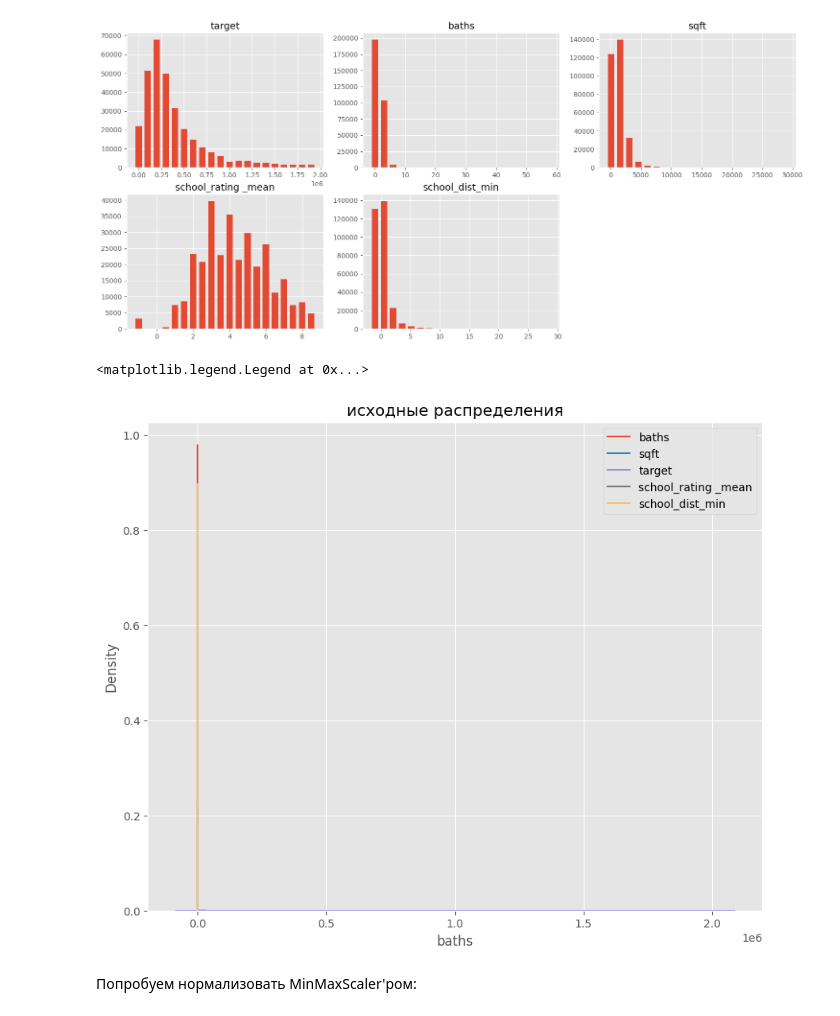
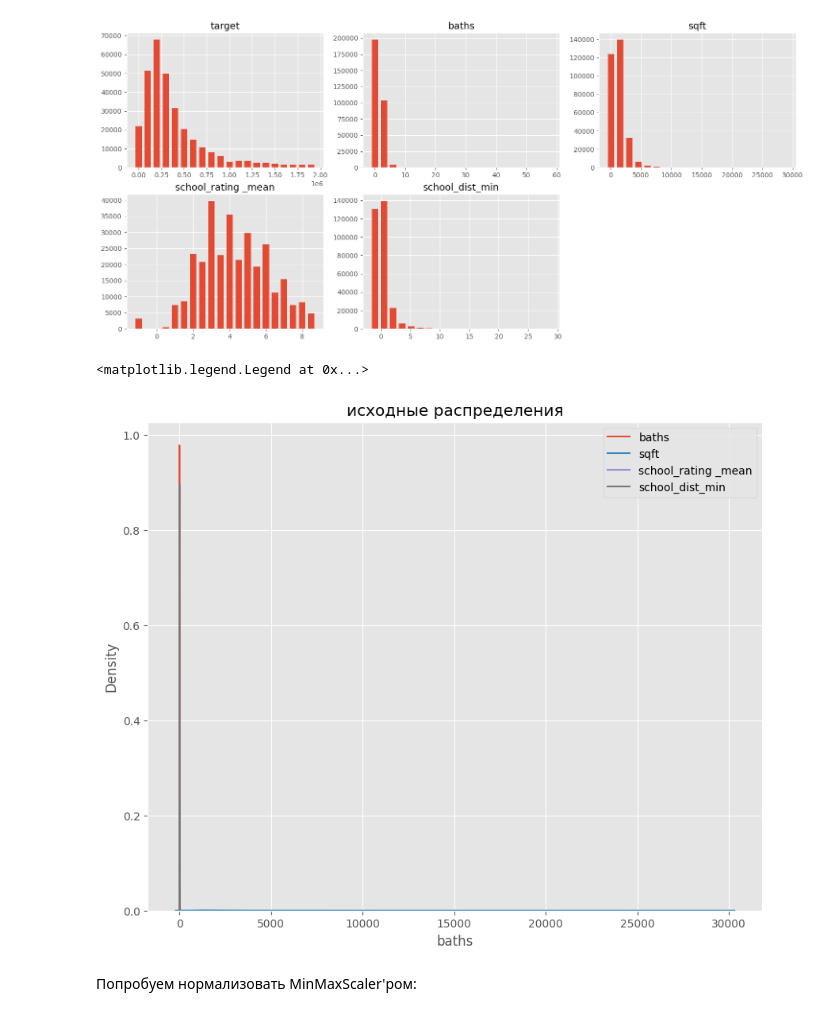
Before and after one commit to CheshirSml/forecasting_the_cost_of_housing, a Jupyter notebook: forecasting_the_cost_of_housing.ipynb, the cells around one changed output. Drawn from its saved outputs; the diff is of its cells as text; code cells hidden in the pictures.

```diff
--- a/forecasting_the_cost_of_housing.ipynb
+++ b/forecasting_the_cost_of_housing.ipynb
@@ -2031,24 +2041,24 @@ visnormaldistrib({'target': df['target'], 'baths': df['baths'],'sqft': df['sqft'
 # %% [output]
 [figure]
 # %%
+digital_features = ['baths', 'sqft', 'school_rating _mean', 'school_dist_min']
 filtered_df = df[digital_features]
 
 col_names = list(filtered_df.columns)
 
 fig, (ax1) = plt.subplots(ncols=1, figsize=(10,8))
 
 ax1.set_title('исходные распределения')
 
 
 sns.kdeplot(filtered_df['baths'], ax=ax1, label='baths')
 sns.kdeplot(filtered_df['sqft'], ax=ax1, label='sqft')
-sns.kdeplot(filtered_df['target'], ax=ax1, label='target')
 sns.kdeplot(filtered_df['school_rating _mean'], ax=ax1, label='school_rating _mean')
 sns.kdeplot(filtered_df['school_dist_min'], ax=ax1, label='school_dist_min')
 plt.legend()
 # %% [output]
 <matplotlib.legend.Legend at 0x...>
-[figure, old version]
+[figure, new version]
 # %% [markdown]
 Попробуем нормализовать MinMaxScaler'ром:
 # %%
```
Also changed, not shown: parts of 71 cells of this notebook, 10 other files.
